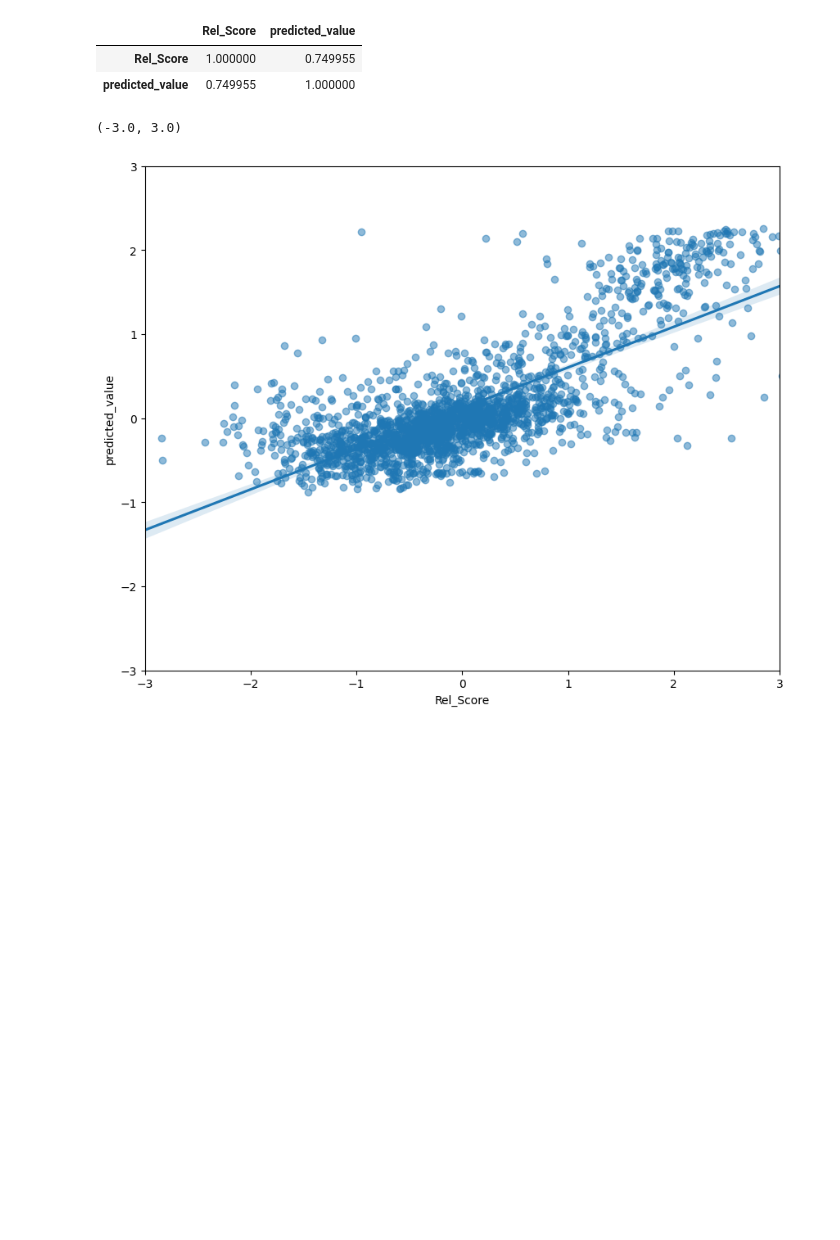
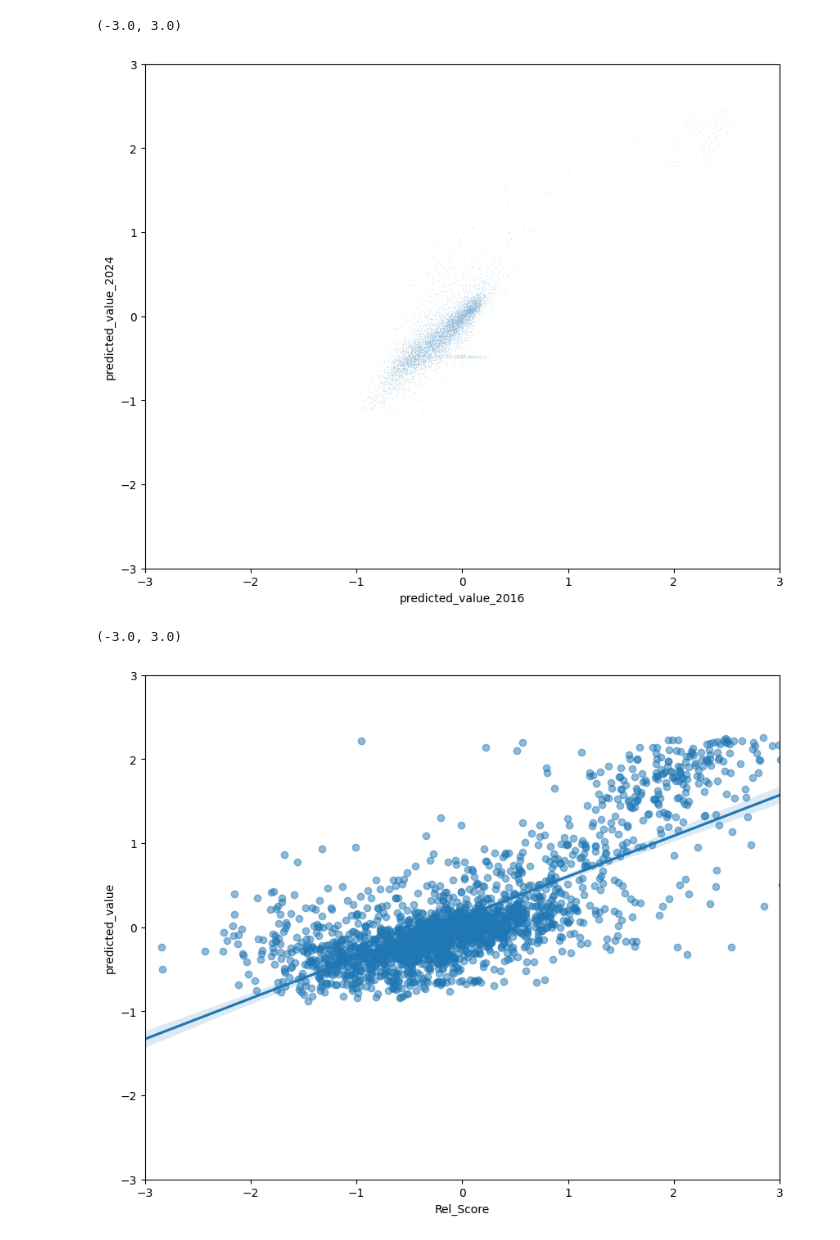
Before and after one commit to Queeno11/ny_state_aerial_imagery_prototype, a Jupyter notebook: notebooks/Evaluate Model performance.ipynb, the cells around one changed output. Cells and saved outputs as stored; diff of their text form; code cells hidden in the pictures; blank space fills up the shorter version.

```diff
--- a/notebooks/Evaluate Model performance.ipynb
+++ b/notebooks/Evaluate Model performance.ipynb
@@ -39,6 +87,9 @@ FileNotFoundError: [Errno 2] No such file or directory: 'C:\\Working Papers\\NY
 # %%
-df_abs_2024.groupby("GEOID").agg({"Rel_Score": "mean", "predicted_value": "mean"}).corr()
+df_plot = df_siam_2024.merge(df_siam_2016, on="DOITT_ID", suffixes=("_2024", "_2016"))
+fig, ax = plt.subplots(figsize=(10, 8))
+sns.scatterplot(x="predicted_value_2016", y="predicted_value_2024", data=df_plot.sample(10000), s=0.1, ax=ax)
+ax.set_xlim(-3, 3)
+ax.set_ylim(-3, 3)
 # %% [output]
-|  | Rel_Score | predicted_value |
-| Rel_Score | 1.000000 | 0.749955 |
-| predicted_value | 0.749955 | 1.000000 |
+(-3.0, 3.0)
+[figure, added]
```
Also changed, not shown: parts of 6 cells of this notebook.
